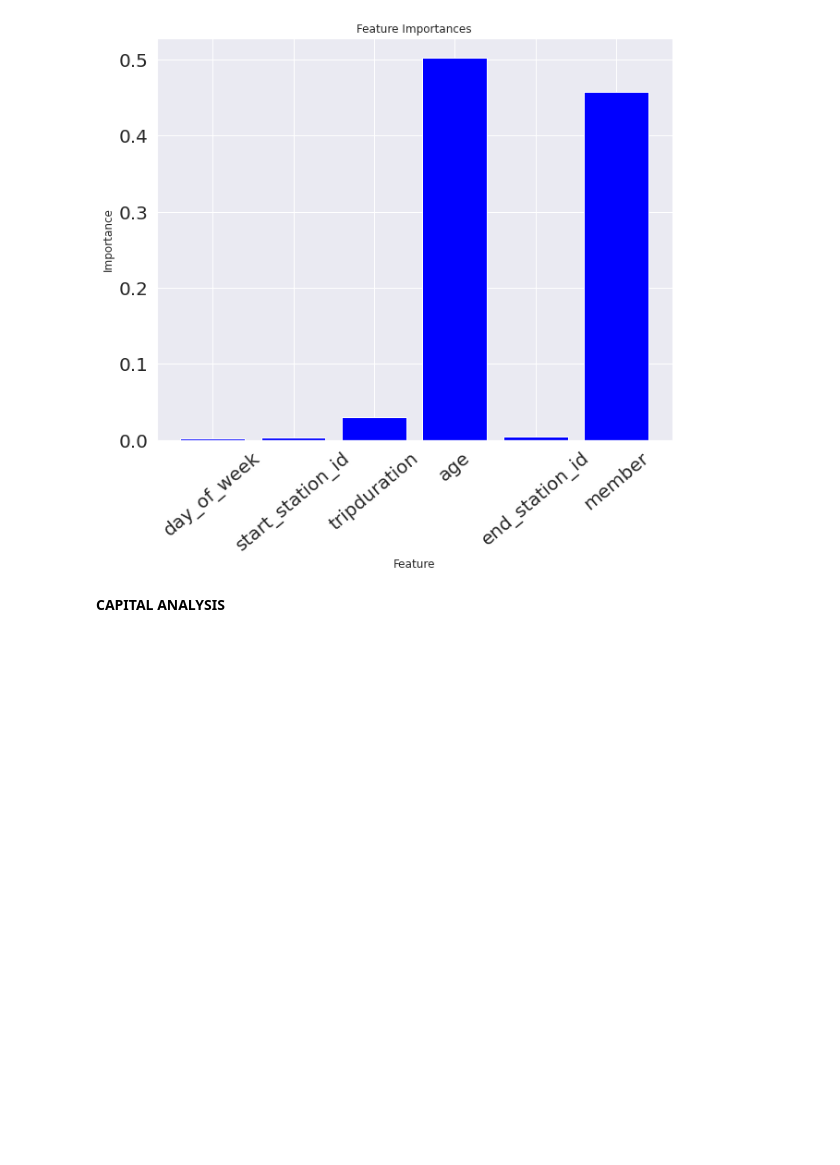
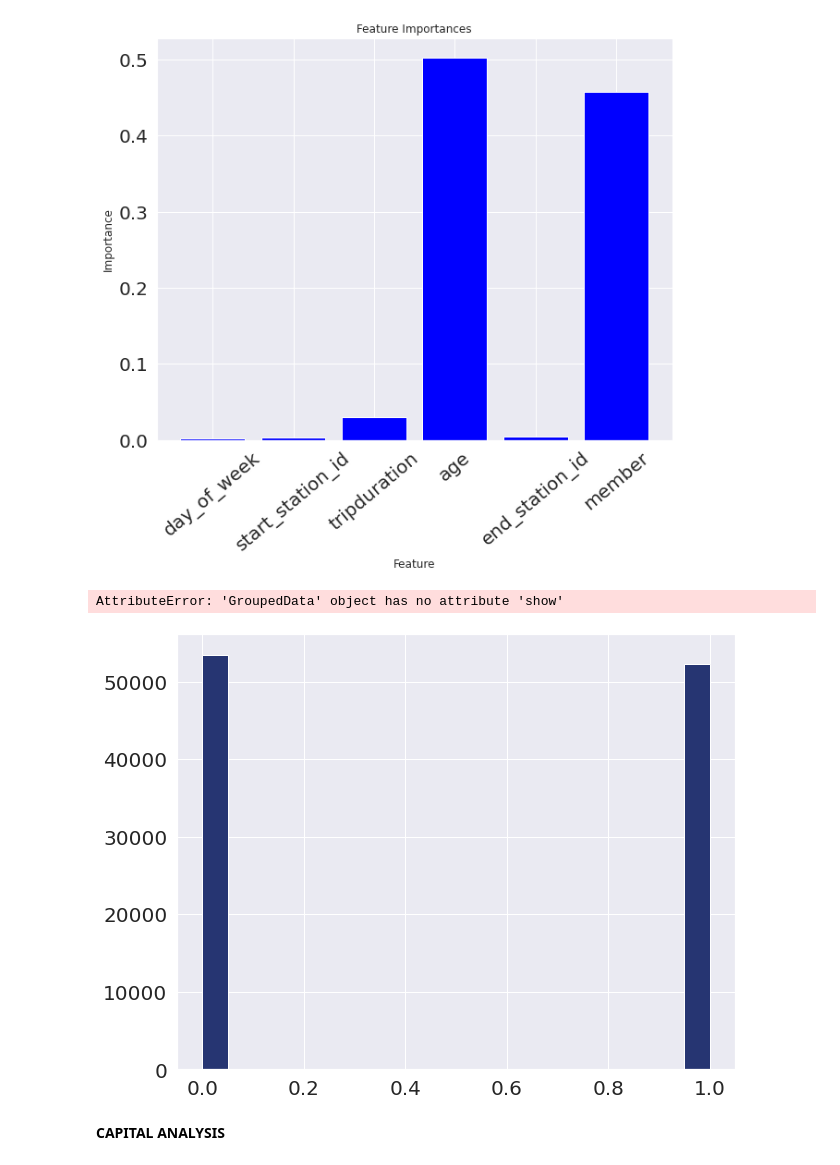
Before and after one commit to ruchikaakanar/502Project, a Jupyter notebook: 502CodeRuchi.ipynb, the cells around one changed output. Drawn from its saved outputs; the diff is of its cells as text; code cells hidden in the pictures; blank space fills up the shorter version.

```diff
--- a/502CodeRuchi.ipynb
+++ b/502CodeRuchi.ipynb
@@ -283,6 +286,20 @@ plt.yticks(size = 20)
 fig.savefig("genderfeature.png", bbox_inches='tight')
 # %% [output]
 [figure]
+# %%
+usert= citibike.groupby(['member', 'tripduration'])
+usert.printSchema
+# %% [output]
+AttributeError: 'GroupedData' object has no attribute 'show'
+# %%
+fig = plt.figure(figsize=(10, 8))
+bins, counts = usert.select('member').rdd.flatMap(lambda x: x).histogram(20)
+plt.hist(bins[:-1], bins=bins, weights=counts, color = '#263572')
+plt.xticks(size = 20)
+plt.yticks(size = 20)
+fig.savefig("check.png", bbox_inches='tight')
+# %% [output]
+[figure, added]
 # %% [markdown]
 **CAPITAL ANALYSIS**
 # %%
```
Also changed, not shown: parts of 2 cells of this notebook, 1 other file.
